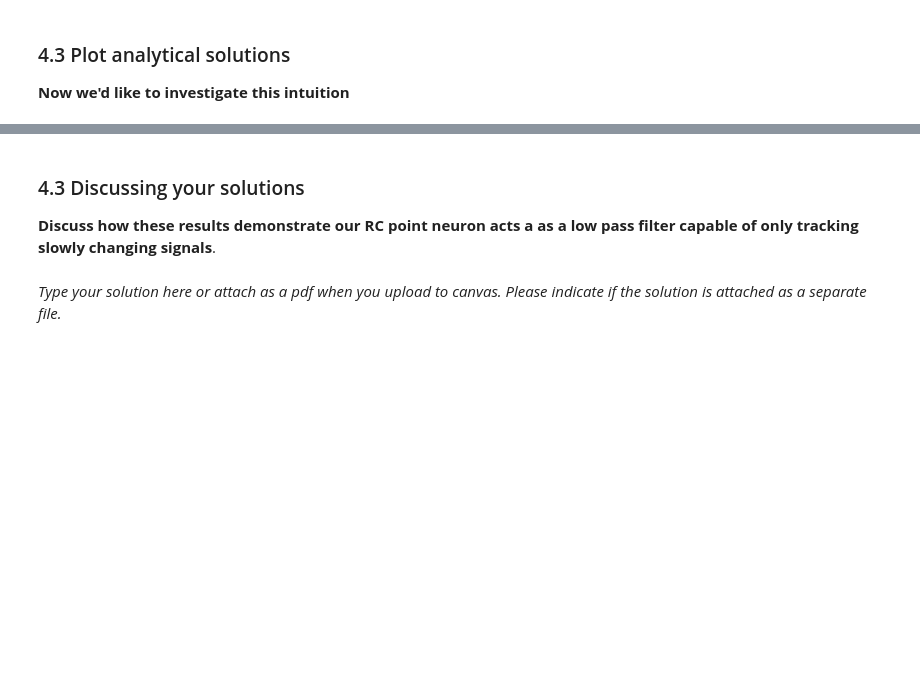
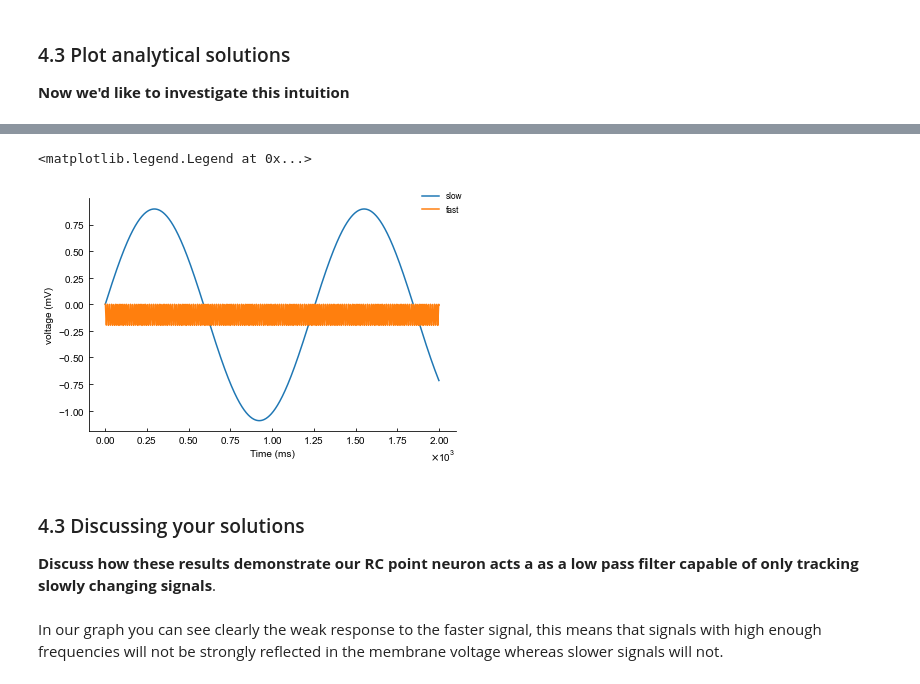
Before and after one commit to badralbanna/FTN, a Jupyter notebook: HW1-solutions.ipynb, the cells around one changed output, grey strips where cells are left out. Saved outputs shown, nothing was run; the diff lists cells and outputs as text; code cells hidden in the pictures; blank space fills up the shorter version.

Commit message:
Complete solutions

```diff
--- a/HW1-solutions.ipynb
+++ b/HW1-solutions.ipynb
@@ -201,16 +233,25 @@ Vs = V_solution(T, 0, 20, 100)
 # %%
 # Make a plot that includes two solutions one where T = 10*tau and one where T = tau/10
 # Add a legend if you can
 
 # T = 10*tau
 V_slow =  V_solution(T, 0, 20, 200)
 # T = tau/10
 V_fast =  V_solution(T, 0, 20, 2)
 
 # Write code to plot these (use a legend if possible)
+fig, ax = plt.subplots()
+ax.plot(T, V_slow, label="slow")
+ax.plot(T, V_fast, label="fast")
+ax.set_xlabel("Time (ms)")
+ax.set_ylabel("voltage (mV)")
+fig.legend()
+# %% [output]
+<matplotlib.legend.Legend at 0x...>
+[figure, added]
 # %% [markdown]
 ### 4.3 Discussing your solutions
 
 **Discuss how these results demonstrate our RC point neuron acts a as a low pass filter capable of only tracking slowly changing signals**.
-# %% [markdown]
-_Type your solution here or attach as a pdf when you upload to canvas. Please indicate if the solution is attached as a separate file._
+# %% [markdown]
+In our graph you can see clearly the weak response to the faster signal, this means that signals with high enough frequencies will not be strongly reflected in the membrane voltage whereas slower signals will not.
```
Also changed, not shown: parts of 8 cells of this notebook.
